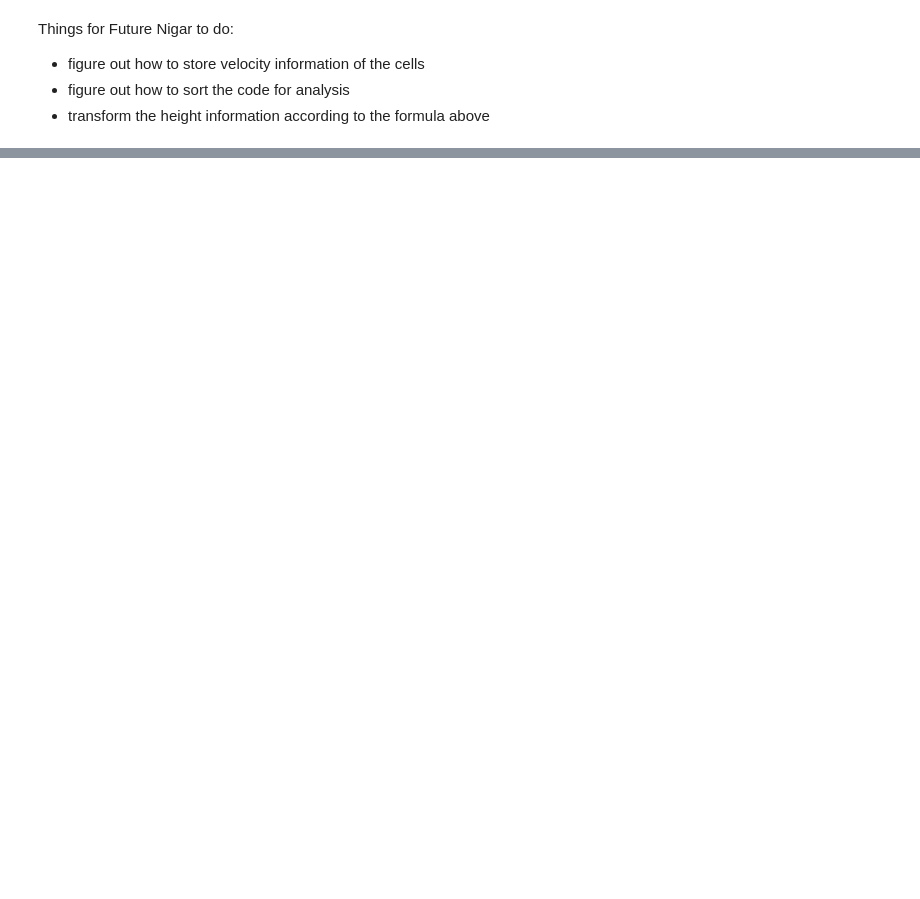
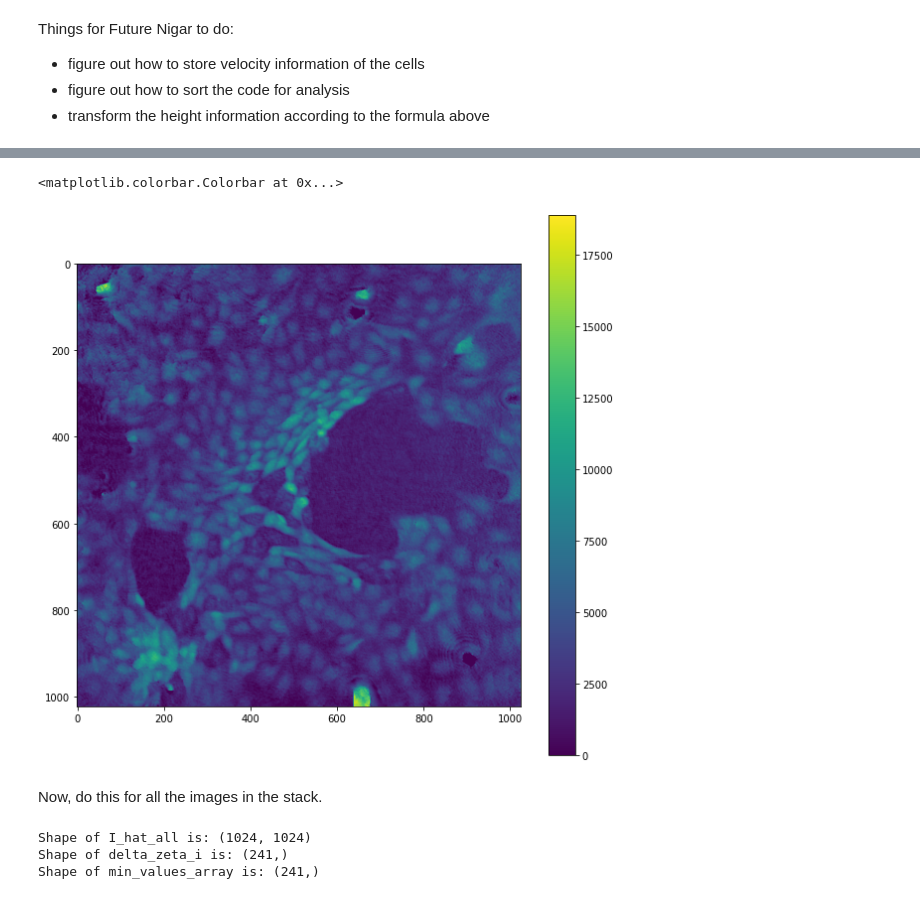
Before and after one commit to nigarabbasova/MCsThesisAnalysis, a Jupyter notebook: extracting_height_information.ipynb, the cells around one changed output, grey strips where cells are left out. Drawn from its saved outputs; the diff is of its cells as text; code cells hidden in the pictures; blank space fills up the shorter version.

Commit message:
converted height information from weird units to nanometers

```diff
--- a/extracting_height_information.ipynb
+++ b/extracting_height_information.ipynb
@@ -19,0 +85,33 @@ Things for Future Nigar to do:
+# %%
+#read in minimum and maximum optical thickness values from csv file
+#first column is minimum optical thickness, second column is maximum optical thickness
+#first row is the first image, second row is the second image, etc.
+
+# Define the file path
+csv_file_path = 'max_min_values_rawHM.csv'
+
+# Initialize empty lists to store the data
+min_values = []
+max_values = []
+
+# Read the CSV file
+with open(csv_file_path, 'r') as file:
+    # Create a CSV reader
+    csv_reader = csv.reader(file)
+
+    # Skip the header row if it exists
+    header = next(csv_reader, None)
+
+    # Iterate through the rows and extract data
+    for row in csv_reader:
+        # Assuming the data format is always as described
+        min_values.append(float(row[0]))
+        max_values.append(float(row[1]))
+
+# Convert the lists to NumPy arrays
+min_values_array = np.array(min_values, dtype=float)
+max_values_array = np.array(max_values, dtype=float)
+
+#multiply all values by HoloMonitor factor: 15.875
+min_values_array = min_values_array*15.875
+max_values_array = max_values_array*15.875
@@ -19,0 +158,4 @@ Things for Future Nigar to do:
+# %%
+zeta_min = np.min(min_values_array)
+delta_zeta_i = abs(max_values_array - min_values_array) #should this be absolute value?
+delta_I = 65535
@@ -19,0 +164,2 @@ Things for Future Nigar to do:
+# %%
+I_hat_0 = ( (image_list_B2_1[0]/delta_I) * delta_zeta_i[0] + zeta_min - min_values_array[0] ) * 1000 #scaled to nanometers for the first image in the stack
@@ -19,0 +182,9 @@ Things for Future Nigar to do:
+# %%
+#visualise the I_hat_0 data to understand it better
+plt.imshow(I_hat_0)
+plt.colorbar()
+# %% [output]
+<matplotlib.colorbar.Colorbar at 0x...>
+[figure, added]
+# %% [markdown]
+Now, do this for all the images in the stack.
@@ -19,0 +195,9 @@ Things for Future Nigar to do:
+# %%
+# print("Shape of image_list_B2_1 is:", image_list_B2_1.shape)
+print("Shape of I_hat_all is:", I_hat_all[0].shape)
+print("Shape of delta_zeta_i is:", delta_zeta_i.shape)
+print("Shape of min_values_array is:", min_values_array.shape)
+# %% [output]
+Shape of I_hat_all is: (1024, 1024)
+Shape of delta_zeta_i is: (241,)
+Shape of min_values_array is: (241,)
```
Also changed, not shown: parts of 14 cells of this notebook.
